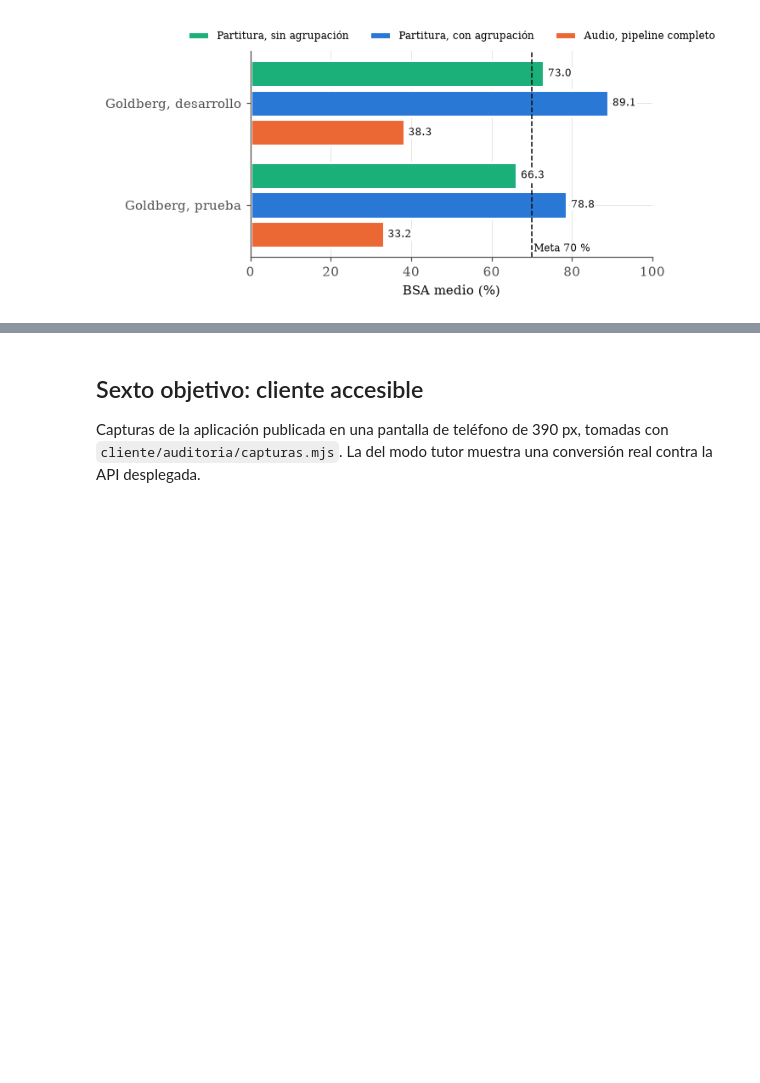
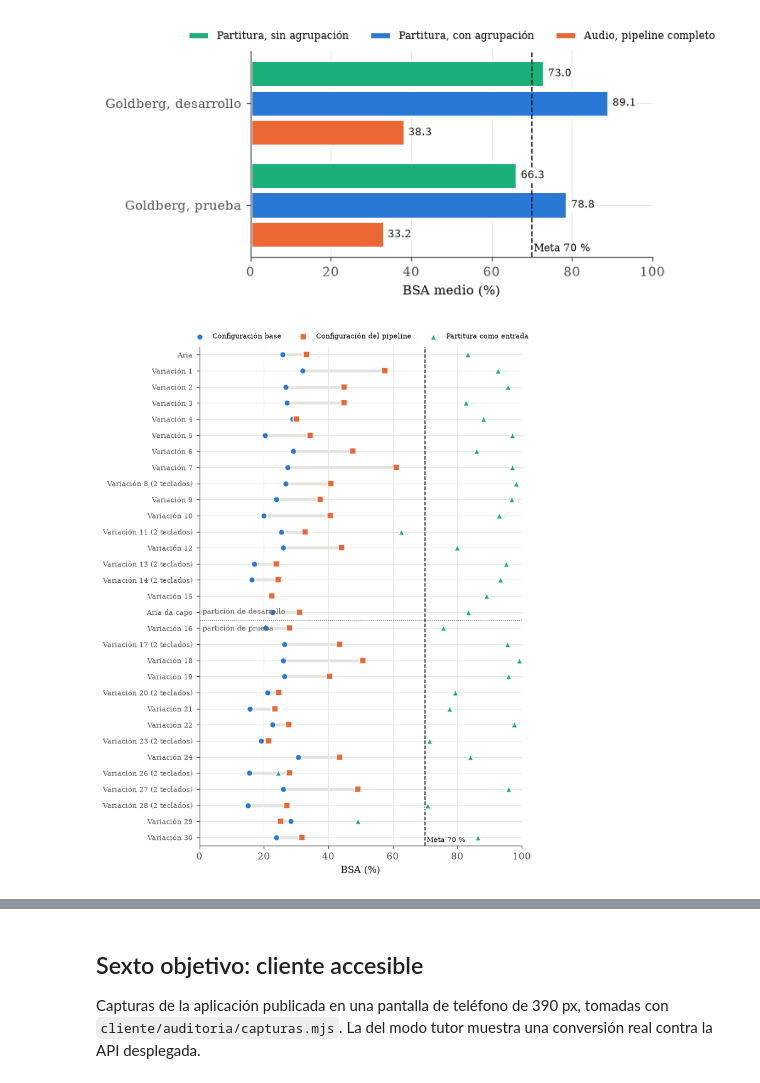
Before and after one commit to G2309/amt-braille-translator, a Jupyter notebook: notebooks/resultados-figuras.ipynb, the cells around one changed output, grey strips where cells are left out. Cells and saved outputs as stored; diff of their text form; code cells hidden in the pictures; blank space fills up the shorter version.

```diff
--- a/notebooks/resultados-figuras.ipynb
+++ b/notebooks/resultados-figuras.ipynb
@@ -344,3 +344,44 @@ ax.legend(loc="lower center", bbox_to_anchor=(0.5, 1.0), ncols=3, fontsize=8)
 guardar(fig, "oe5_partitura_vs_audio")
 # %% [output]
 [figure]
+# %%
+pp = pd.read_csv(R / "oe5_por_pieza.csv")
+techo = pd.read_csv(R / "oe5_techo_traductor.csv").set_index("pieza")["bsa_con_agrupacion"] * 100
+dos = {8, 11, 13, 14, 17, 20, 23, 26, 27, 28}
+g = pp[pp["pieza"].str.startswith("goldberg")].pivot_table(index="pieza", columns="configuracion", values="bsa") * 100
+g["partitura"] = techo
+def nombre(k):
+    i = int(k[-2:])
+    base = "Aria" if i == 0 else "Aria da capo" if i == 31 else f"Variación {i}"
+    return base + (" (2 teclados)" if i in dos else "")
+fig, ax = plt.subplots(figsize=(6.5, 8.2))
+ys = range(len(g))
+ax.hlines(list(ys), g[["base", "pipeline"]].min(axis=1), g[["base", "pipeline"]].max(axis=1), color=REJILLA, linewidth=3, zorder=1)
+for col, color, marca, etiqueta in (("base", AZUL, "o", "Configuración base"), ("pipeline", NARANJA, "s", "Configuración del pipeline"),
+                                    ("partitura", AQUA, "^", "Partitura como entrada")):
+    ax.scatter(g[col], list(ys), color=color, marker=marca, s=40, edgecolor="white", linewidth=1, label=etiqueta, zorder=3)
+ax.axvline(70, color=TINTA, linestyle="--", linewidth=1)
+ax.axhline(16.5, color=TINTA_2, linewidth=0.8)
+ax.text(1, 16.2, "partición de prueba", fontsize=7, color=TINTA_2, va="bottom")
+ax.set_yticks(list(ys), [nombre(k) for k in g.index], fontsize=7.5)
+orden = sorted(g.index, key=lambda k: (int(k[-2:]) > 15 and int(k[-2:]) != 31, int(k[-2:])))
+g = g.reindex(orden)
+ax.cla()
+ax.hlines(list(ys), g[["base", "pipeline"]].min(axis=1), g[["base", "pipeline"]].max(axis=1), color=REJILLA, linewidth=3, zorder=1)
+for col, color, marca, etiqueta in (("base", AZUL, "o", "Configuración base"), ("pipeline", NARANJA, "s", "Configuración del pipeline"),
+                                    ("partitura", AQUA, "^", "Partitura como entrada")):
+    ax.scatter(g[col], list(ys), color=color, marker=marca, s=40, edgecolor="white", linewidth=1, label=etiqueta, zorder=3)
+ax.axvline(70, color=TINTA, linestyle="--", linewidth=1)
+ax.text(70.5, len(g) - 0.6, "Meta 70 %", fontsize=7.5, color=TINTA, va="bottom")
+ax.axhline(16.5, color=TINTA_2, linewidth=0.8, linestyle=":")
+ax.text(1, 16.8, "partición de prueba", fontsize=7, color=TINTA_2, va="top", ha="left")
+ax.text(1, 16.2, "partición de desarrollo", fontsize=7, color=TINTA_2, va="bottom", ha="left")
+ax.set_yticks(list(ys), [nombre(k) for k in g.index], fontsize=7.5)
+ax.invert_yaxis()
+ax.set_xlim(0, 100)
+ax.set_ylim(len(g) - 0.5, -0.5)
+ax.set_xlabel("BSA (%)")
+ax.legend(loc="lower center", bbox_to_anchor=(0.5, 1.0), ncols=3, fontsize=7.5)
+guardar(fig, "oe5_goldberg_por_pieza")
+# %% [output]
+[figure, added]
```
Also changed, not shown: parts of 1 cell of this notebook, 4 other files.
